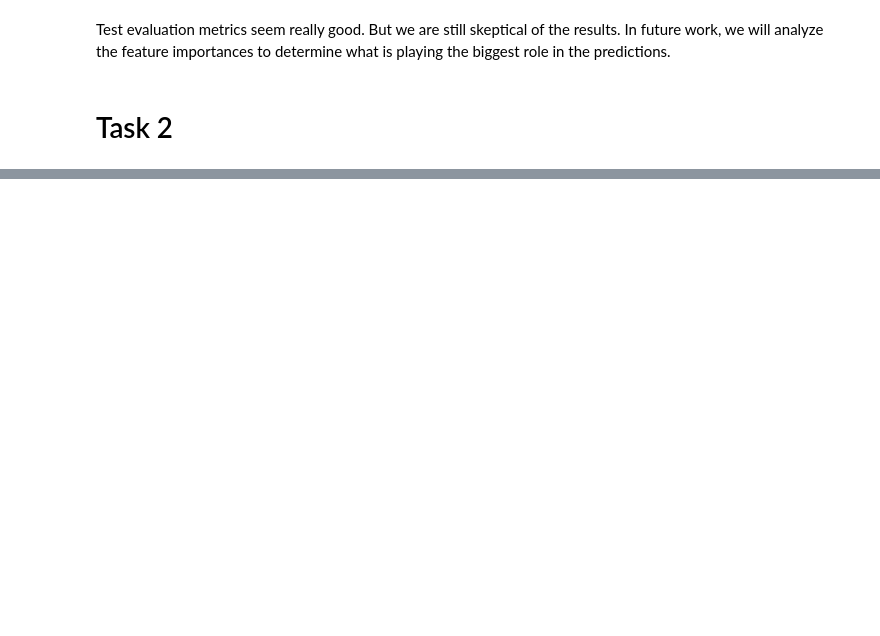
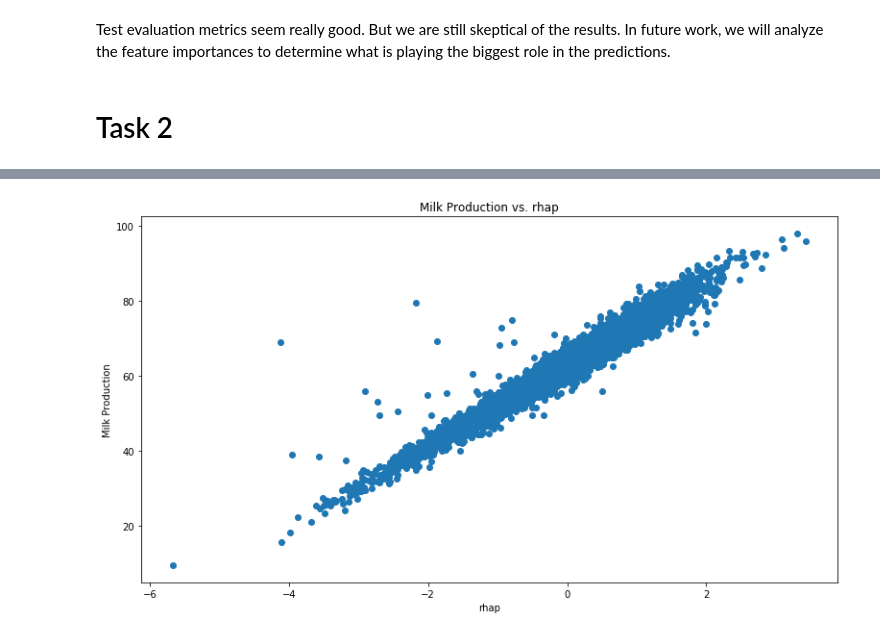
Before and after one commit to thebrianbn/cow_ml, a Jupyter notebook: milk_fat_prediction/milk_fat_analysis.ipynb, the cells around one changed output, grey strips where cells are left out. Cells and saved outputs as stored; diff of their text form; code cells hidden in the pictures; blank space fills up the shorter version.

```diff
--- a/milk_fat_prediction/milk_fat_analysis.ipynb
+++ b/milk_fat_prediction/milk_fat_analysis.ipynb
@@ -250,0 +283,8 @@ Test evaluation metrics seem really good. But we are still skeptical of the resu
+# %%
+plt.figure(figsize=(13,7))
+plt.scatter(subject_splits["milk"][0]["rhap"], subject_splits["milk"][2])
+plt.title("Milk Production vs. rhap")
+plt.xlabel("rhap")
+plt.ylabel("Milk Production");
+# %% [output]
+[figure, added]
```
Also changed, not shown: parts of 20 cells of this notebook.
